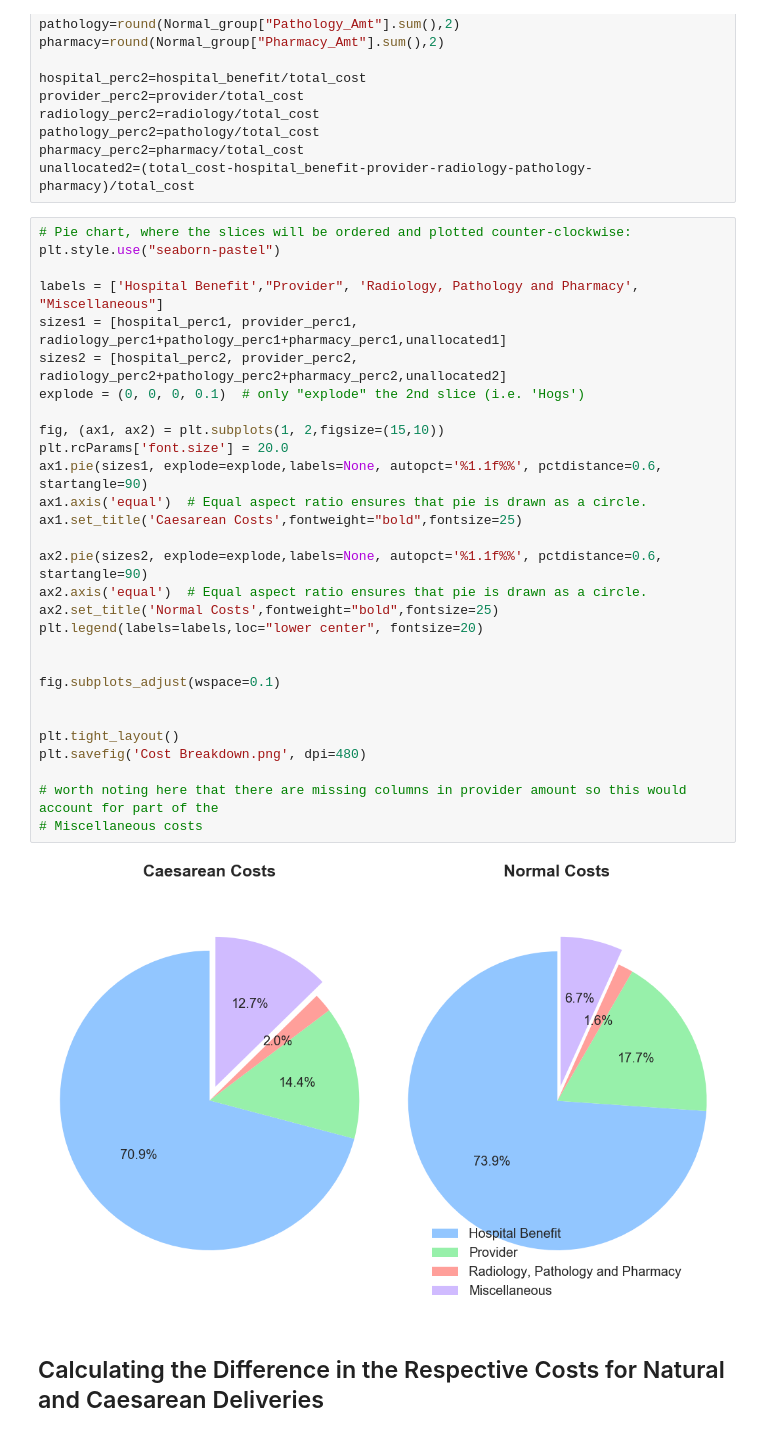
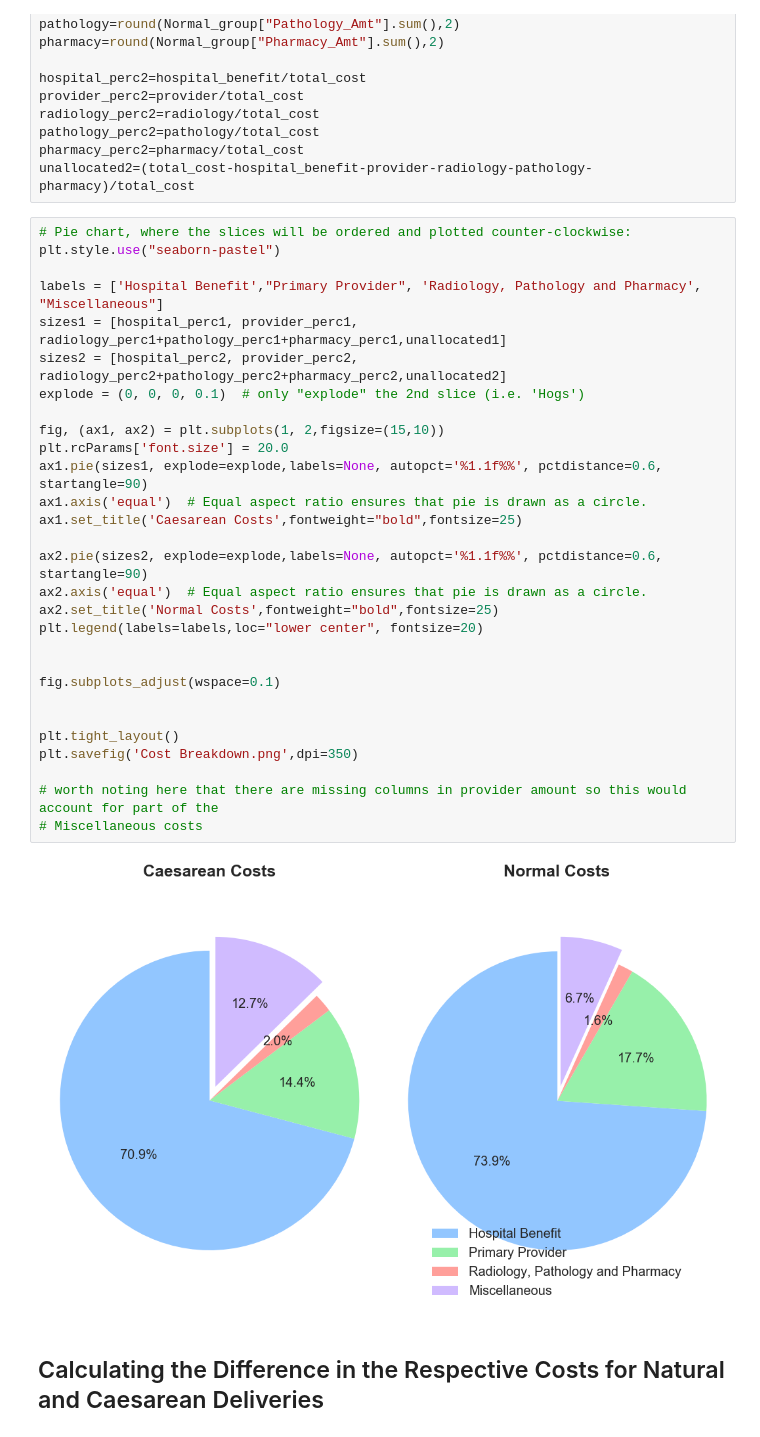
Before and after one commit to DaliaSolomon/BUS4029H-Thesis-Project, a Jupyter notebook: 3 - Analysis of Mothers.ipynb, the cells around one changed output. Cells and saved outputs as stored; diff of their text form.

```diff
--- a/3 - Analysis of Mothers.ipynb
+++ b/3 - Analysis of Mothers.ipynb
@@ -650,34 +643,34 @@ unallocated2=(total_cost-hospital_benefit-provider-radiology-pathology-pharmacy)
 # %%
 # Pie chart, where the slices will be ordered and plotted counter-clockwise:
 plt.style.use("seaborn-pastel")
 
-labels = ['Hospital Benefit',"Provider", 'Radiology, Pathology and Pharmacy', "Miscellaneous"]
+labels = ['Hospital Benefit',"Primary Provider", 'Radiology, Pathology and Pharmacy', "Miscellaneous"]
 sizes1 = [hospital_perc1, provider_perc1, radiology_perc1+pathology_perc1+pharmacy_perc1,unallocated1]
 sizes2 = [hospital_perc2, provider_perc2, radiology_perc2+pathology_perc2+pharmacy_perc2,unallocated2]
 explode = (0, 0, 0, 0.1)  # only "explode" the 2nd slice (i.e. 'Hogs')
 
 fig, (ax1, ax2) = plt.subplots(1, 2,figsize=(15,10))
 plt.rcParams['font.size'] = 20.0
 ax1.pie(sizes1, explode=explode,labels=None, autopct='%1.1f%%', pctdistance=0.6, startangle=90)
 ax1.axis('equal')  # Equal aspect ratio ensures that pie is drawn as a circle.
 ax1.set_title('Caesarean Costs',fontweight="bold",fontsize=25)
 
 ax2.pie(sizes2, explode=explode,labels=None, autopct='%1.1f%%', pctdistance=0.6, startangle=90)
 ax2.axis('equal')  # Equal aspect ratio ensures that pie is drawn as a circle.
 ax2.set_title('Normal Costs',fontweight="bold",fontsize=25)
 plt.legend(labels=labels,loc="lower center", fontsize=20)
 
 
 fig.subplots_adjust(wspace=0.1)
 
 
 plt.tight_layout()
-plt.savefig('Cost Breakdown.png', dpi=480)
+plt.savefig('Cost Breakdown.png',dpi=350)
 
 # worth noting here that there are missing columns in provider amount so this would account for part of the
 # Miscellaneous costs
 # %% [output]
-[figure, old version]
+[figure, new version]
 # %% [markdown]
 ## Calculating the Difference in the Respective Costs for Natural and Caesarean Deliveries
 # %%
```
Also changed, not shown: parts of 26 cells of this notebook.
